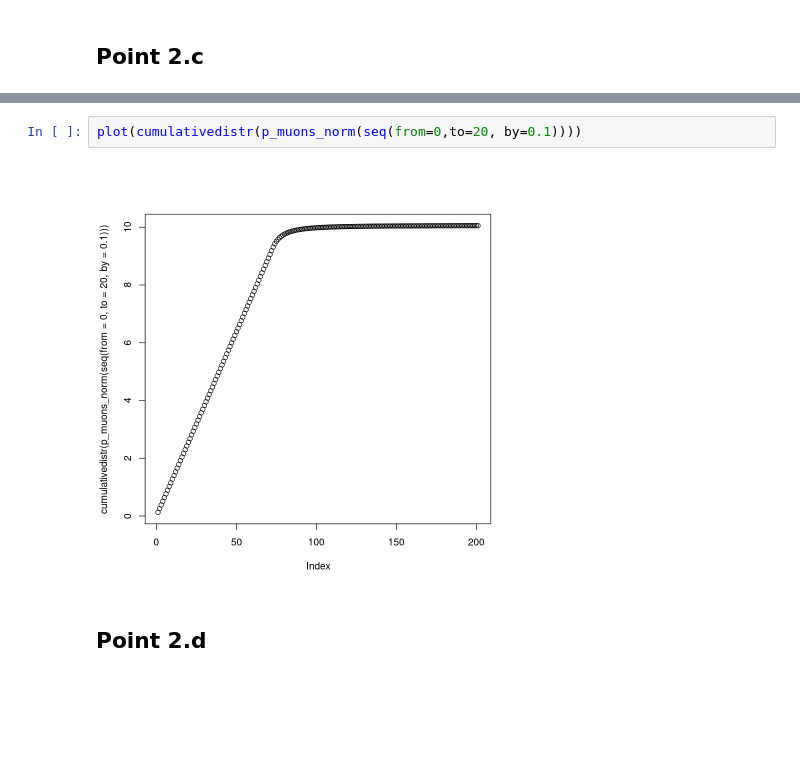
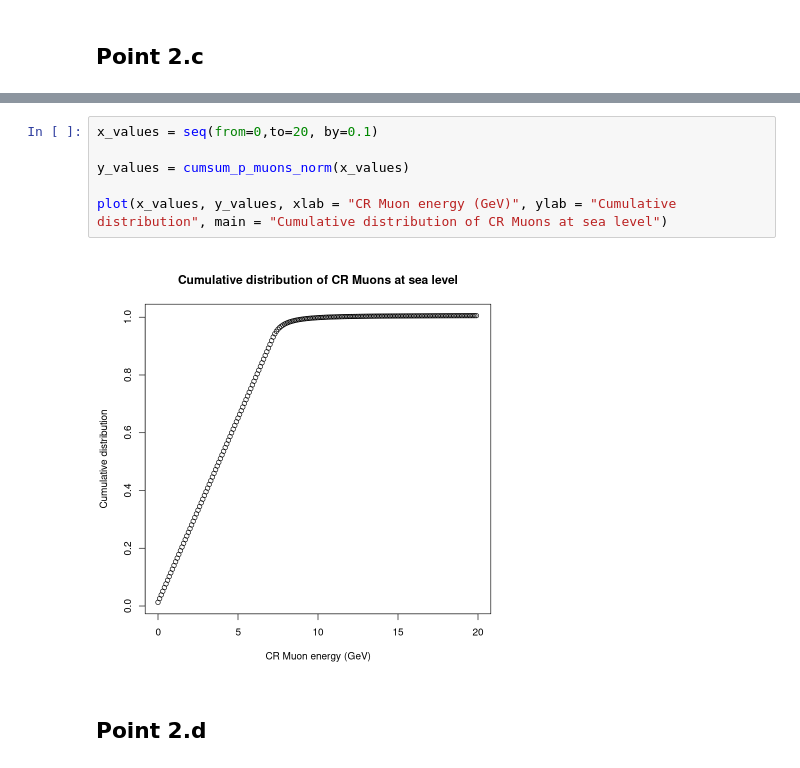
Before and after one commit to FedericoBraidi/ASPA, a Jupyter notebook: lab2/Federico_Braidi_Rlab02.ipynb, the cells around one changed output, grey strips where cells are left out. Drawn from its saved outputs; the diff is of its cells as text; blank space fills up the shorter version.

```diff
--- a/lab2/Federico_Braidi_Rlab02.ipynb
+++ b/lab2/Federico_Braidi_Rlab02.ipynb
@@ -113,10 +117,14 @@ cumulativedistr <- function(func){
     }
     return (yp)
 }
-# %%
-plot(cumulativedistr(p_muons_norm(seq(from=0,to=20, by=0.1))))
-# %% [output]
-[figure, removed]
+# %%
+x_values = seq(from=0,to=20, by=0.1)
+
+y_values = cumsum_p_muons_norm(x_values)
+
+plot(x_values, y_values, xlab = "CR Muon energy (GeV)", ylab = "Cumulative distribution", main = "Cumulative distribution of CR Muons at sea level")
+# %% [output]
+[figure, added]
 # %% [markdown]
 ## Point 2.d
 # %%
```
Also changed, not shown: parts of 23 cells of this notebook, 1 other file.
